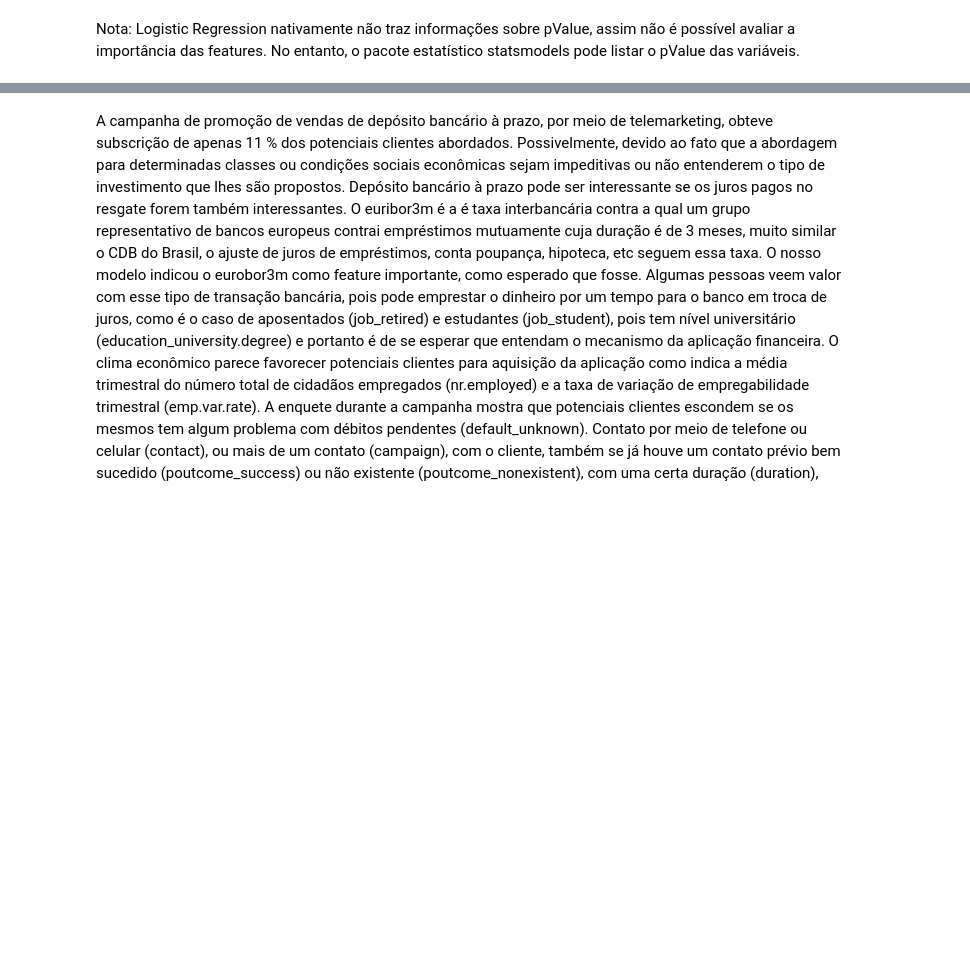
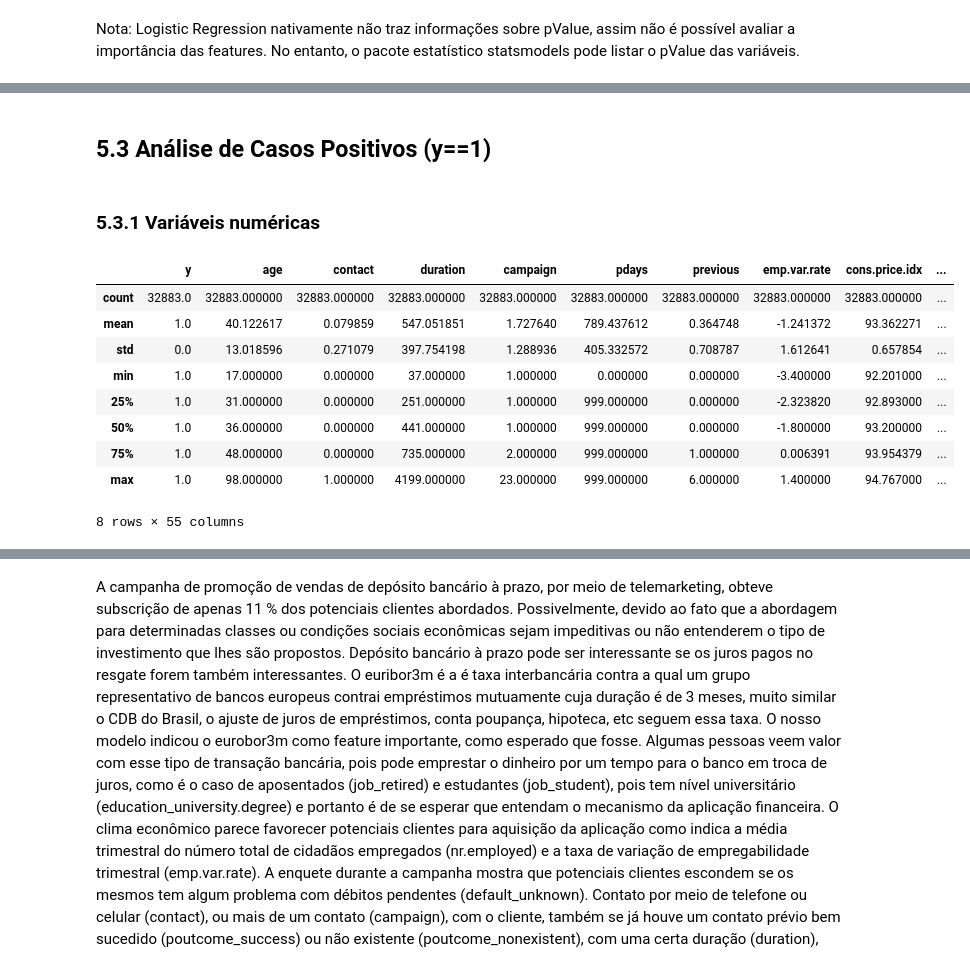
Before and after one commit to edbkei/MO416PROJ3, a Jupyter notebook: Projeto3/Project3.ipynb, the cells around one changed output, grey strips where cells are left out. Saved outputs shown, nothing was run; the diff lists cells and outputs as text; code cells hidden in the pictures; blank space fills up the shorter version.

```diff
--- a/Projeto3/Project3.ipynb
+++ b/Projeto3/Project3.ipynb
@@ -599,0 +799,22 @@ Nota: variáveis cujo pValue < 0.05 (5%) pode rejeitar a hipótese Ho, no qual a
+# %% [markdown]
+## 5.3 Análise de Casos Positivos (y==1)
+# %% [markdown]
+### 5.3.1 Variáveis numéricas
+# %%
+#Xyes = os_data_X.loc[:, os_data_y ==1df.columns != 'y']
+#y = df.loc[:, df.columns == 'y']
+temp=pd.concat([os_data_y, os_data_X], axis=1)
+positiveX=temp.loc[temp['y']==1]
+negativeX=temp.loc[temp['y']==0]
+positiveX.describe()
+# %% [output]
+|  | y | age | contact | duration | campaign | pdays | previous | emp.var.rate | cons.price.idx | ... |
+| count | 32883.0 | 32883.000000 | 32883.000000 | 32883.000000 | 32883.000000 | 32883.000000 | 32883.000000 | 32883.000000 | 32883.000000 | ... |
+| mean | 1.0 | 40.122617 | 0.079859 | 547.051851 | 1.727640 | 789.437612 | 0.364748 | -1.241372 | 93.362271 | ... |
+| std | 0.0 | 13.018596 | 0.271079 | 397.754198 | 1.288936 | 405.332572 | 0.708787 | 1.612641 | 0.657854 | ... |
+| min | 1.0 | 17.000000 | 0.000000 | 37.000000 | 1.000000 | 0.000000 | 0.000000 | -3.400000 | 92.201000 | ... |
+| 25% | 1.0 | 31.000000 | 0.000000 | 251.000000 | 1.000000 | 999.000000 | 0.000000 | -2.323820 | 92.893000 | ... |
+| 50% | 1.0 | 36.000000 | 0.000000 | 441.000000 | 1.000000 | 999.000000 | 0.000000 | -1.800000 | 93.200000 | ... |
+| 75% | 1.0 | 48.000000 | 0.000000 | 735.000000 | 2.000000 | 999.000000 | 1.000000 | 0.006391 | 93.954379 | ... |
+| max | 1.0 | 98.000000 | 1.000000 | 4199.000000 | 23.000000 | 999.000000 | 6.000000 | 1.400000 | 94.767000 | ... |
+8 rows × 55 columns
```
Also changed, not shown: parts of 28 cells of this notebook.
